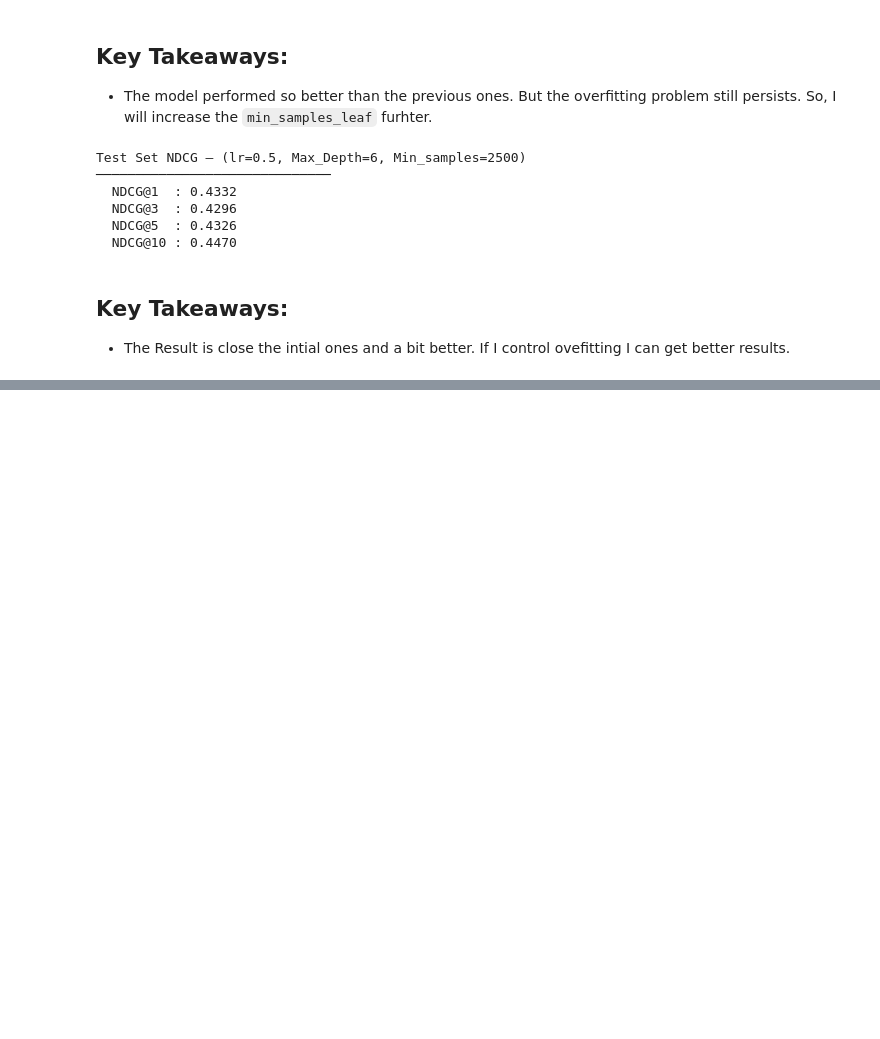
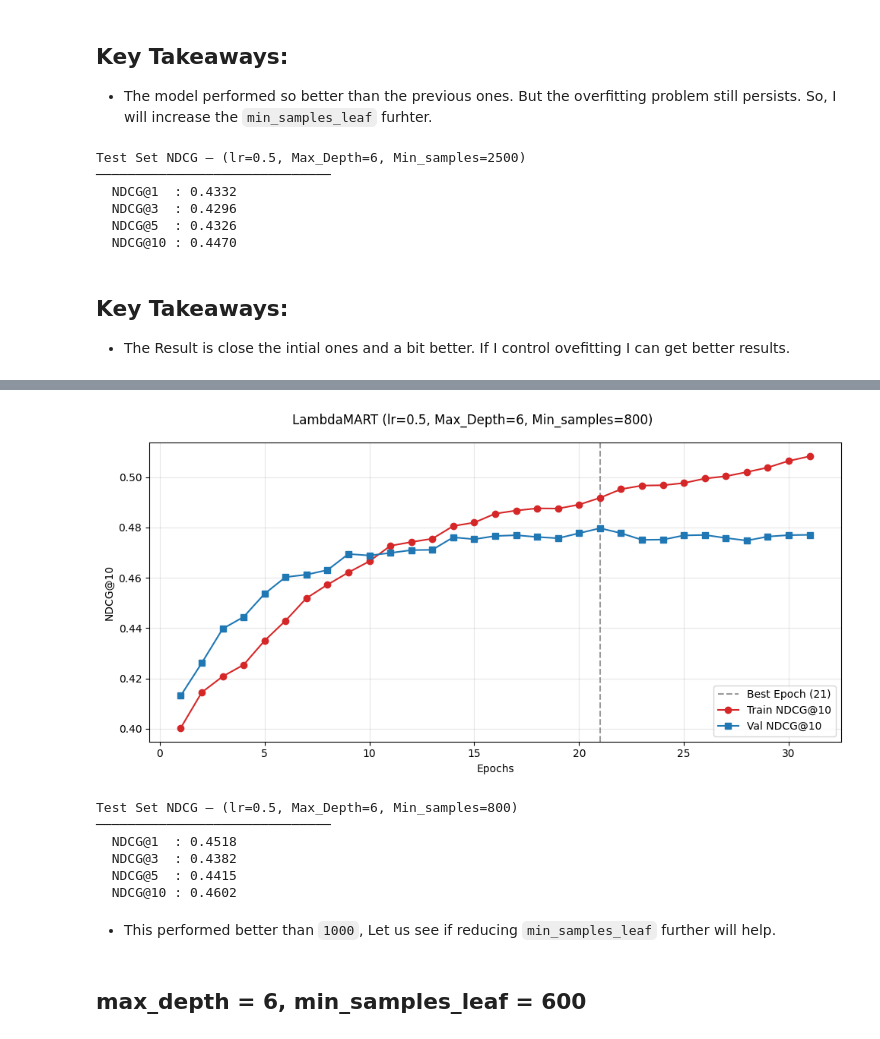
Before and after one commit to navaneeswar854/Learning-To-Rank-for-Search, a Jupyter notebook: Pairwise Approaches/notebooks(MSLR)/04_lambdamart.ipynb, the cells around one changed output, grey strips where cells are left out. Cells and saved outputs as stored; diff of their text form; code cells hidden in the pictures; blank space fills up the shorter version.

```diff
--- a/Pairwise Approaches/notebooks(MSLR)/04_lambdamart.ipynb
+++ b/Pairwise Approaches/notebooks(MSLR)/04_lambdamart.ipynb
@@ -638,0 +787,18 @@ Test Set NDCG — (lr=0.5, Max_Depth=6, Min_samples=2500)
+# %%
+set_seed(42)
+
+model = LambdaMART(
+    n_estimators=100,
+    learning_rate=0.5,
+    max_depth=6,
+    min_samples_leaf=800,
+    k=10,
+    patience=10,
+    use_optimal_line_search=True
+)
+
+best_model, last_model, train_ndcg_history, val_ndcg_history = model.fit(
+    train_loader=train_loader,
+    val_loader=val_loader,
+    verbose=True
+)
@@ -638,0 +823,22 @@ Test Set NDCG — (lr=0.5, Max_Depth=6, Min_samples=2500)
+# %%
+plot_training_curves(train_ndcg_history,val_ndcg_history, "LambdaMART (lr=0.5, Max_Depth=6, Min_samples=800)")
+# %% [output]
+[figure, added]
+# %%
+test_ndcg = mean_ndcg(best_model, test_loader, k_list=K_LIST, device=DEVICE)
+
+print("\nTest Set NDCG — (lr=0.5, Max_Depth=6, Min_samples=800)")
+print(f"{'─'*30}")
+for k in K_LIST:
+    print(f"  NDCG@{k:<3}: {test_ndcg[k]:.4f}")
+# %% [output]
+Test Set NDCG — (lr=0.5, Max_Depth=6, Min_samples=800)
+──────────────────────────────
+  NDCG@1  : 0.4518
+  NDCG@3  : 0.4382
+  NDCG@5  : 0.4415
+  NDCG@10 : 0.4602
+# %% [markdown]
+- This performed better than `1000`, Let us see if reducing `min_samples_leaf` further will help.
+# %% [markdown]
+## max_depth = 6, min_samples_leaf = 600
```
Also changed, not shown: parts of 100 cells of this notebook.
